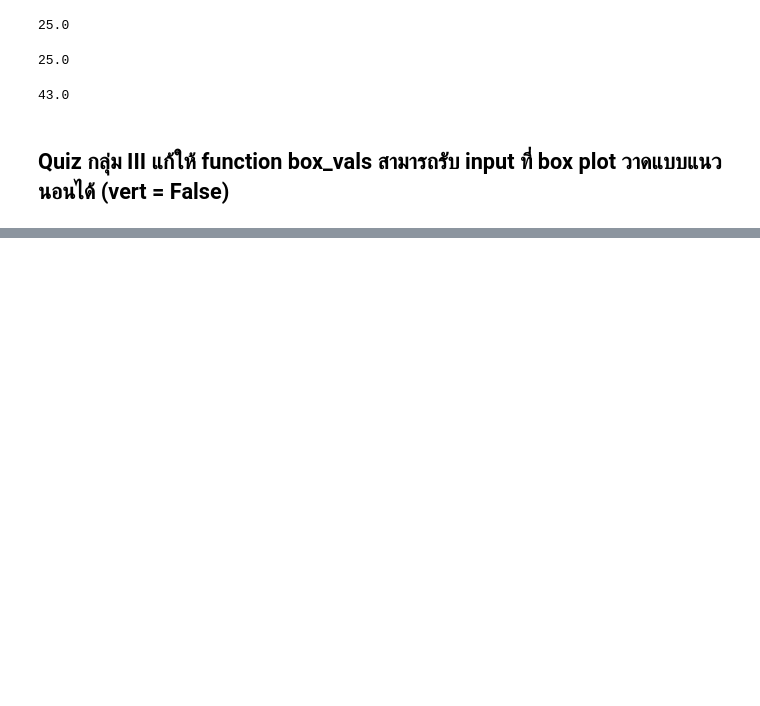
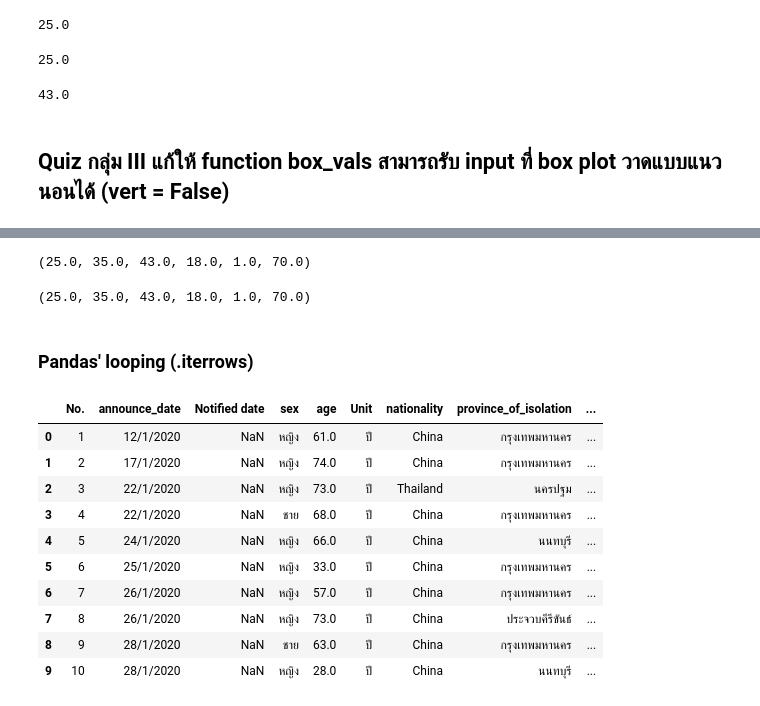
Before and after one commit to kittikhun62/DWDM21, a Jupyter notebook: Data_Preprecessing(chapter_3).ipynb, the cells around one changed output, grey strips where cells are left out. Drawn from its saved outputs; the diff is of its cells as text; code cells hidden in the pictures; blank space fills up the shorter version.

```diff
--- a/Data_Preprecessing(chapter_3).ipynb
+++ b/Data_Preprecessing(chapter_3).ipynb
@@ -1185,0 +1194,25 @@ def box_vals(box_out_dict, vert = True):
+# %%
+box_vals(data_dict_y)
+# %% [output]
+(25.0, 35.0, 43.0, 18.0, 1.0, 70.0)
+# %%
+box_vals(data_dict_x,vert=False)
+# %% [output]
+(25.0, 35.0, 43.0, 18.0, 1.0, 70.0)
+# %% [markdown]
+### Pandas' looping (.iterrows)
+# %%
+data_cut = data_cases2_nomissingage.iloc[:10,:]
+data_cut
+# %% [output]
+|  | No. | announce_date | Notified date | sex | age | Unit | nationality | province_of_isolation | ... |
+| 0 | 1 | 12/1/2020 | NaN | หญิง | 61.0 | ปี | China | กรุงเทพมหานคร | ... |
+| 1 | 2 | 17/1/2020 | NaN | หญิง | 74.0 | ปี | China | กรุงเทพมหานคร | ... |
+| 2 | 3 | 22/1/2020 | NaN | หญิง | 73.0 | ปี | Thailand | นครปฐม | ... |
+| 3 | 4 | 22/1/2020 | NaN | ชาย | 68.0 | ปี | China | กรุงเทพมหานคร | ... |
+| 4 | 5 | 24/1/2020 | NaN | หญิง | 66.0 | ปี | China | นนทบุรี | ... |
+| 5 | 6 | 25/1/2020 | NaN | หญิง | 33.0 | ปี | China | กรุงเทพมหานคร | ... |
+| 6 | 7 | 26/1/2020 | NaN | หญิง | 57.0 | ปี | China | กรุงเทพมหานคร | ... |
+| 7 | 8 | 26/1/2020 | NaN | หญิง | 73.0 | ปี | China | ประจวบคีรีขันธ์ | ... |
+| 8 | 9 | 28/1/2020 | NaN | ชาย | 63.0 | ปี | China | กรุงเทพมหานคร | ... |
+| 9 | 10 | 28/1/2020 | NaN | หญิง | 28.0 | ปี | China | นนทบุรี | ... |
```
Also changed, not shown: parts of 28 cells of this notebook.
